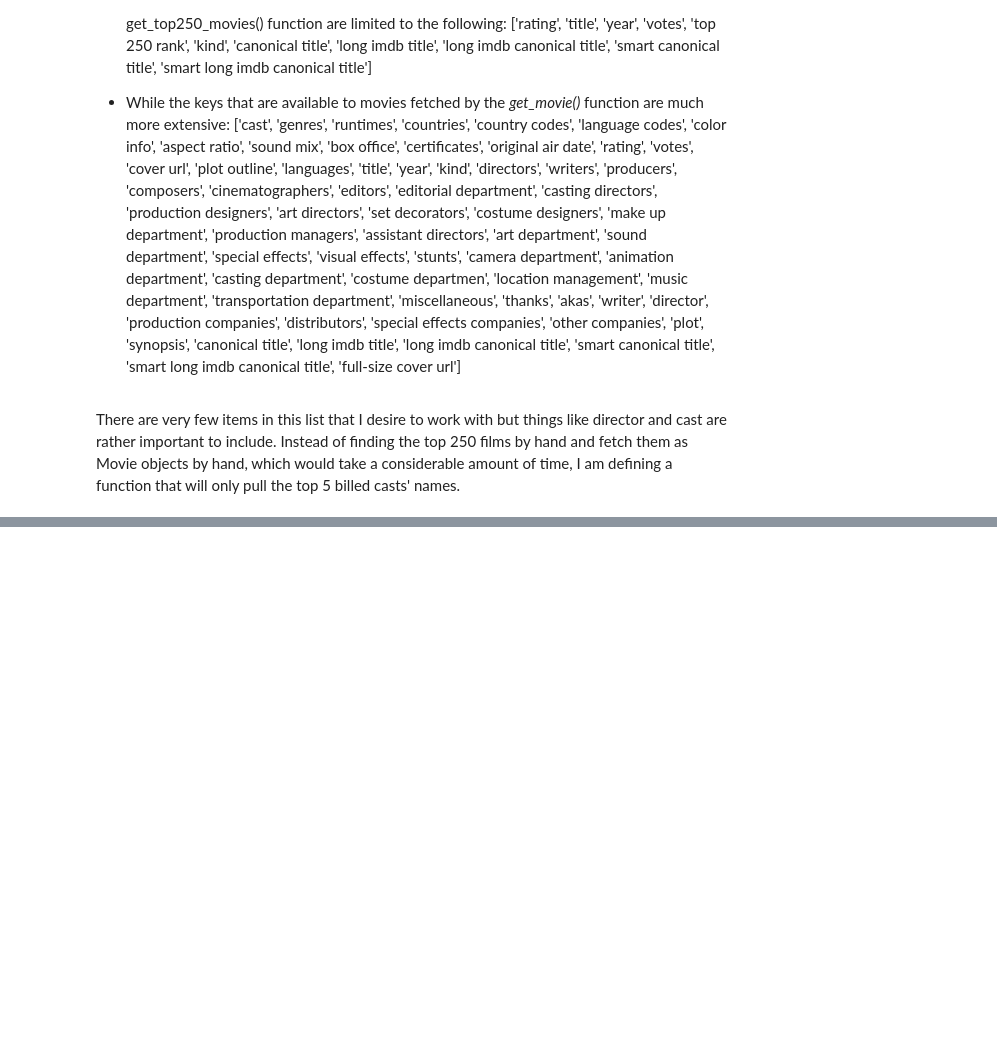
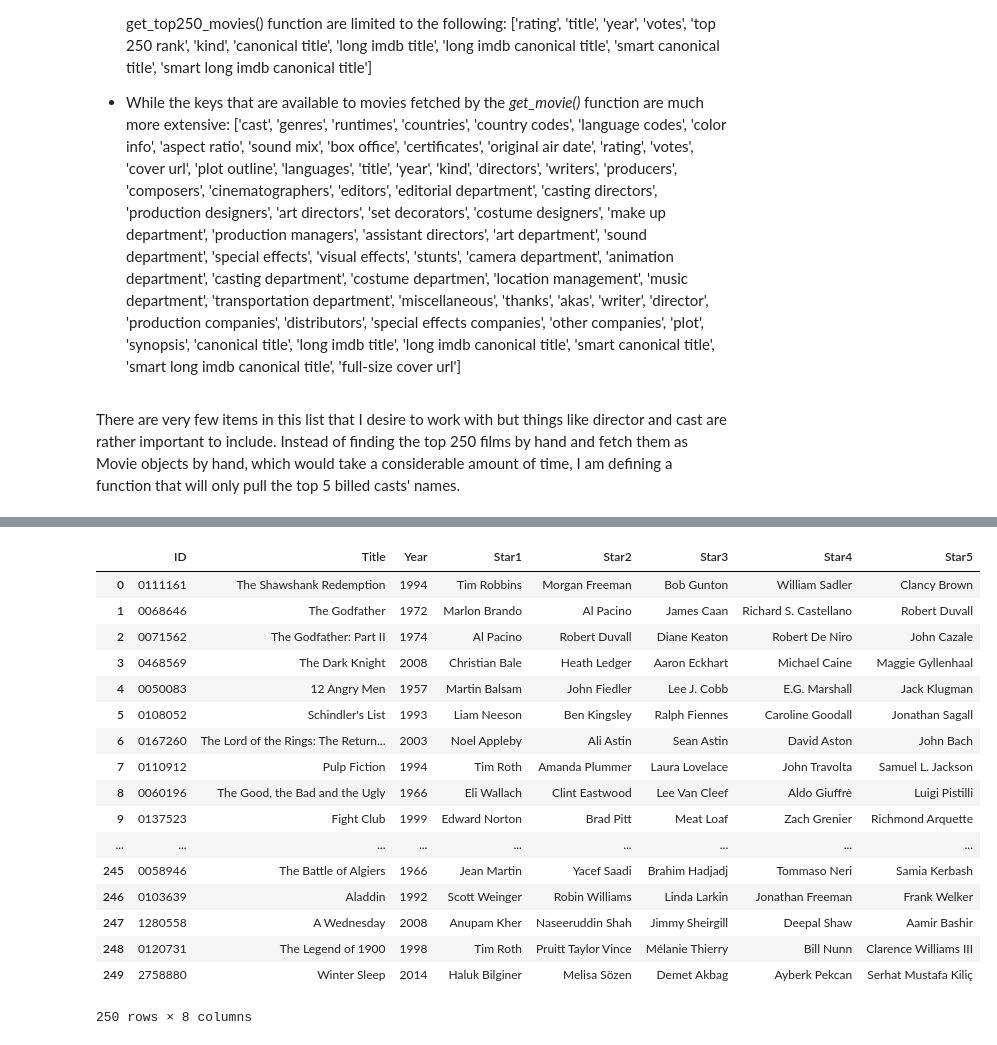
Before and after one commit to 97emilylc/97emilylc.github.io, a Jupyter notebook: IMDbPy Practice.ipynb, the cells around one changed output, grey strips where cells are left out. Drawn from its saved outputs; the diff is of its cells as text; code cells hidden in the pictures; blank space fills up the shorter version.

```diff
--- a/IMDbPy Practice.ipynb
+++ b/IMDbPy Practice.ipynb
@@ -14,6 +14,10 @@ for i in range(len(top)):
 top_titles = list()
 for i in range(len(top)):
     top_titles.append(top[i]['title'])
+
+top_years = list()
+for i in range(len(top)):
+    top_years.append(top[i]['year'])
 # %% [markdown]
 ### Why is this next chunk (defining get_top_billing) necessary?
 - The IMDb movie objects imported into the *top* variable are **not** the same as movie objects that are retrieved by calling the *get_movie()* function. The information in each movie object from the *get_top250_movies()* function is severly limited.
@@ -217,0 +145,27 @@ AttributeError: 'IMDbHTTPAccessSystem' object has no attribute 'default_info'
+# %%
+top250 = pd.DataFrame({"IDs" : top_IDs, "Titles" : top_titles, "Year": top_years})
+# %%
+top250 = pd.concat([top250, cast_df], axis=1)
+# %%
+top250.columns = ["ID", "Title", "Year", "Star1", "Star2", "Star3", "Star4", "Star5"]
+# %%
+top250
+# %% [output]
+|  | ID | Title | Year | Star1 | Star2 | Star3 | Star4 | Star5 |
+| 0 | 0111161 | The Shawshank Redemption | 1994 | Tim Robbins | Morgan Freeman | Bob Gunton | William Sadler | Clancy Brown |
+| 1 | 0068646 | The Godfather | 1972 | Marlon Brando | Al Pacino | James Caan | Richard S. Castellano | Robert Duvall |
+| 2 | 0071562 | The Godfather: Part II | 1974 | Al Pacino | Robert Duvall | Diane Keaton | Robert De Niro | John Cazale |
+| 3 | 0468569 | The Dark Knight | 2008 | Christian Bale | Heath Ledger | Aaron Eckhart | Michael Caine | Maggie Gyllenhaal |
+| 4 | 0050083 | 12 Angry Men | 1957 | Martin Balsam | John Fiedler | Lee J. Cobb | E.G. Marshall | Jack Klugman |
+| 5 | 0108052 | Schindler's List | 1993 | Liam Neeson | Ben Kingsley | Ralph Fiennes | Caroline Goodall | Jonathan Sagall |
+| 6 | 0167260 | The Lord of the Rings: The Return... | 2003 | Noel Appleby | Ali Astin | Sean Astin | David Aston | John Bach |
+| 7 | 0110912 | Pulp Fiction | 1994 | Tim Roth | Amanda Plummer | Laura Lovelace | John Travolta | Samuel L. Jackson |
+| 8 | 0060196 | The Good, the Bad and the Ugly | 1966 | Eli Wallach | Clint Eastwood | Lee Van Cleef | Aldo Giuffrè | Luigi Pistilli |
+| 9 | 0137523 | Fight Club | 1999 | Edward Norton | Brad Pitt | Meat Loaf | Zach Grenier | Richmond Arquette |
+| ... | ... | ... | ... | ... | ... | ... | ... | ... |
+| 245 | 0058946 | The Battle of Algiers | 1966 | Jean Martin | Yacef Saadi | Brahim Hadjadj | Tommaso Neri | Samia Kerbash |
+| 246 | 0103639 | Aladdin | 1992 | Scott Weinger | Robin Williams | Linda Larkin | Jonathan Freeman | Frank Welker |
+| 247 | 1280558 | A Wednesday | 2008 | Anupam Kher | Naseeruddin Shah | Jimmy Sheirgill | Deepal Shaw | Aamir Bashir |
+| 248 | 0120731 | The Legend of 1900 | 1998 | Tim Roth | Pruitt Taylor Vince | Mélanie Thierry | Bill Nunn | Clarence Williams III |
+| 249 | 2758880 | Winter Sleep | 2014 | Haluk Bilginer | Melisa Sözen | Demet Akbag | Ayberk Pekcan | Serhat Mustafa Kiliç |
+250 rows × 8 columns
```
Also changed, not shown: parts of 12 cells of this notebook.
